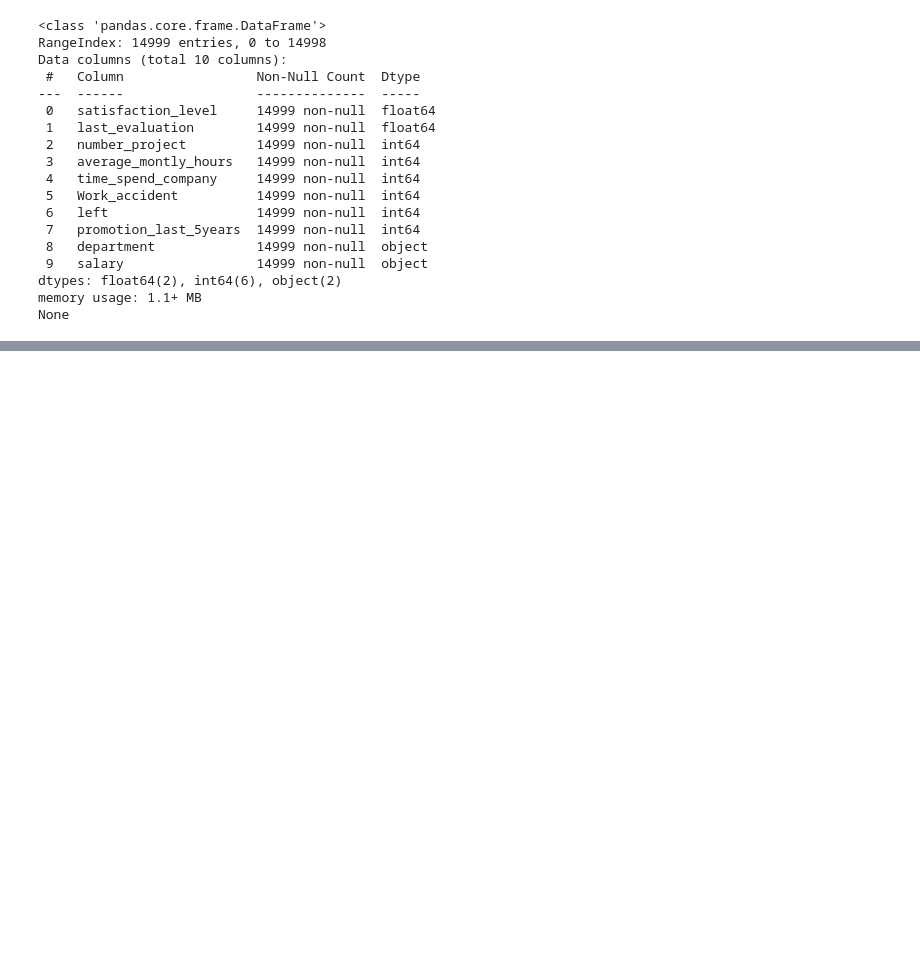
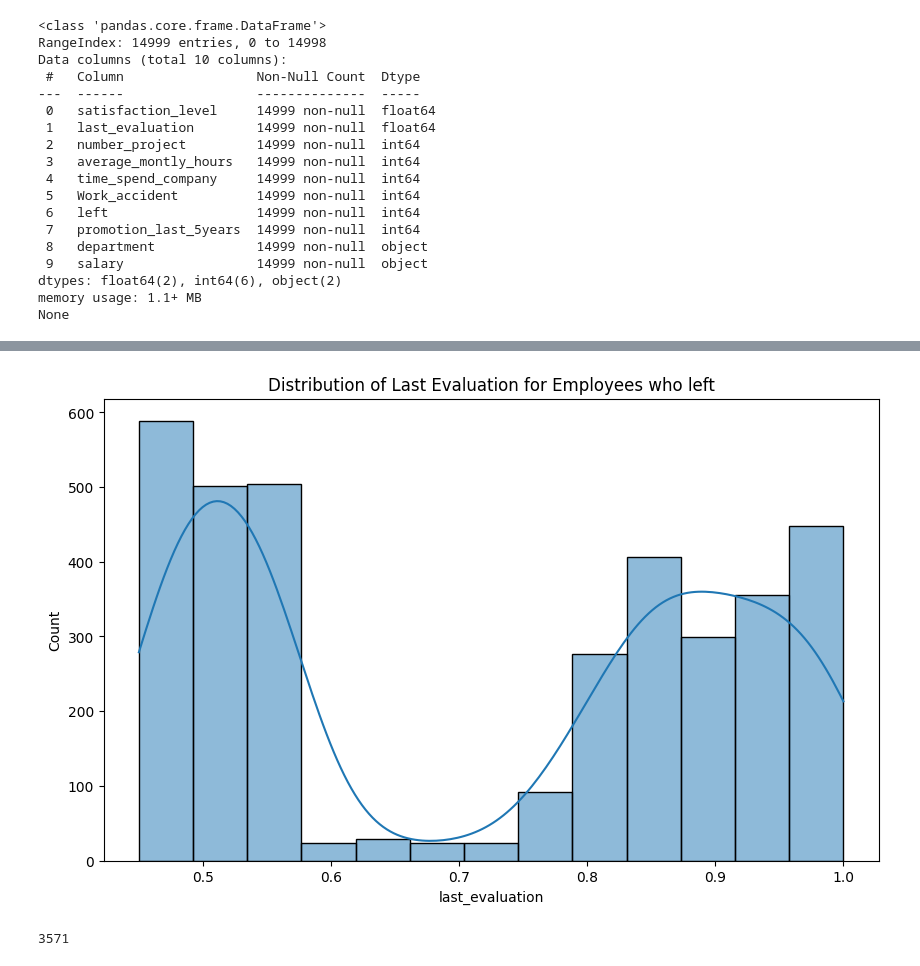
Before and after one commit to OsorioEL/EmployeeTurnover, a Jupyter notebook: EmployeeTurnover.ipynb, the cells around one changed output, grey strips where cells are left out. Cells and saved outputs as stored; diff of their text form; code cells hidden in the pictures; blank space fills up the shorter version.

```diff
--- a/EmployeeTurnover.ipynb
+++ b/EmployeeTurnover.ipynb
@@ -93,0 +162,11 @@ None
+# %%
+# plot how many left company for each last_evaluation score
+plt.figure(figsize=(10,6))
+sns.histplot(df[df['left']==1]['last_evaluation'], kde=True)
+plt.title('Distribution of Last Evaluation for Employees who left')
+plt.show()
+# print how many employees left company in total
+print(df['left'].sum())
+# %% [output]
+[figure, added]
+3571
```
Also changed, not shown: parts of 10 cells of this notebook.
